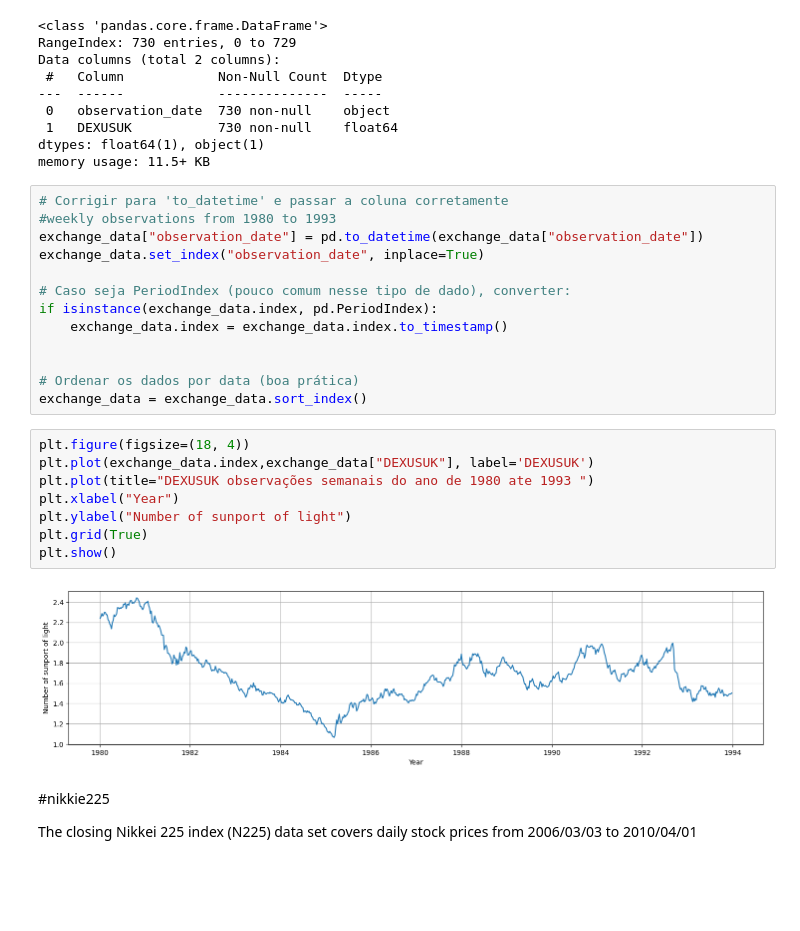
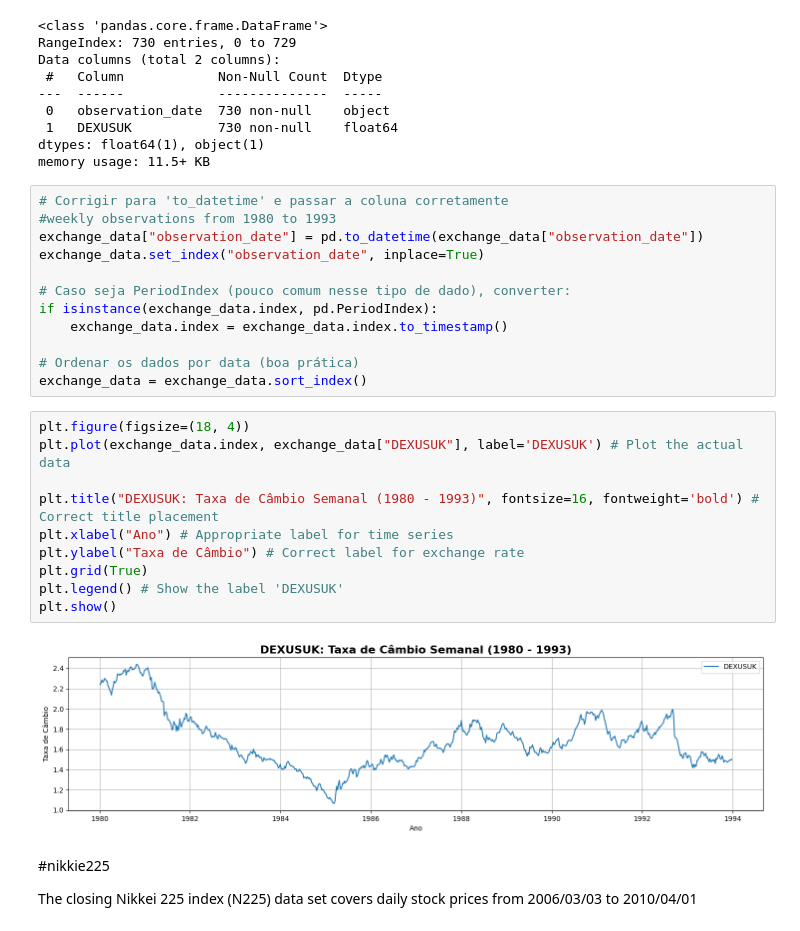
Before and after one commit to metsumesquita/master_degree_UPE, a Jupyter notebook: Hybrid_Model_project.ipynb, the cells around one changed output. Drawn from its saved outputs; the diff is of its cells as text; blank space fills up the shorter version.

```diff
--- a/Hybrid_Model_project.ipynb
+++ b/Hybrid_Model_project.ipynb
@@ -214,19 +216,20 @@ exchange_data.set_index("observation_date", inplace=True)
 if isinstance(exchange_data.index, pd.PeriodIndex):
     exchange_data.index = exchange_data.index.to_timestamp()
 
-
 # Ordenar os dados por data (boa prática)
 exchange_data = exchange_data.sort_index()
 # %%
 plt.figure(figsize=(18, 4))
-plt.plot(exchange_data.index,exchange_data["DEXUSUK"], label='DEXUSUK')
-plt.plot(title="DEXUSUK observações semanais do ano de 1980 ate 1993 ")
-plt.xlabel("Year")
-plt.ylabel("Number of sunport of light")
+plt.plot(exchange_data.index, exchange_data["DEXUSUK"], label='DEXUSUK') # Plot the actual data
+
+plt.title("DEXUSUK: Taxa de Câmbio Semanal (1980 - 1993)", fontsize=16, fontweight='bold') # Correct title placement
+plt.xlabel("Ano") # Appropriate label for time series
+plt.ylabel("Taxa de Câmbio") # Correct label for exchange rate
 plt.grid(True)
+plt.legend() # Show the label 'DEXUSUK'
 plt.show()
 # %% [output]
-[figure, old version]
+[figure, new version]
 # %% [markdown]
 #nikkie225
 >
```
Also changed, not shown: parts of 3 cells of this notebook.
